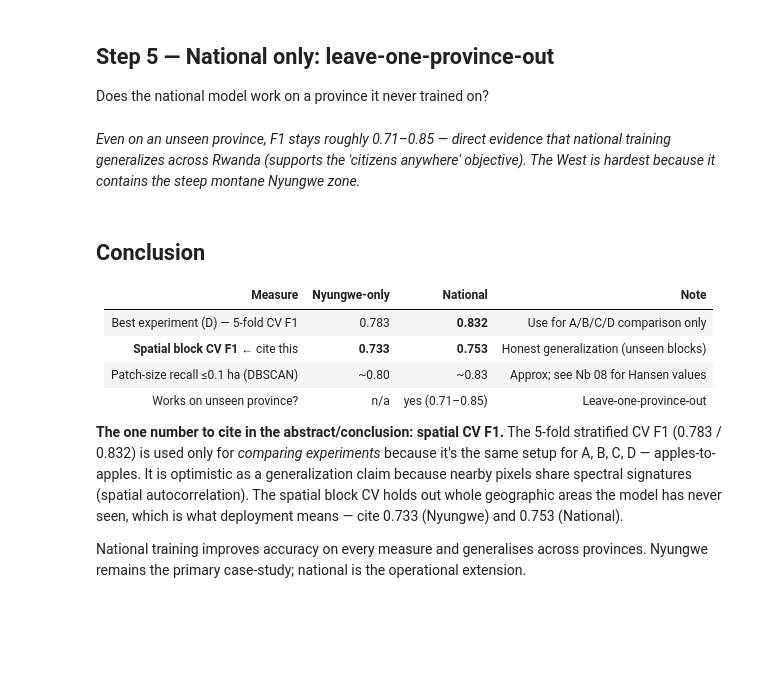
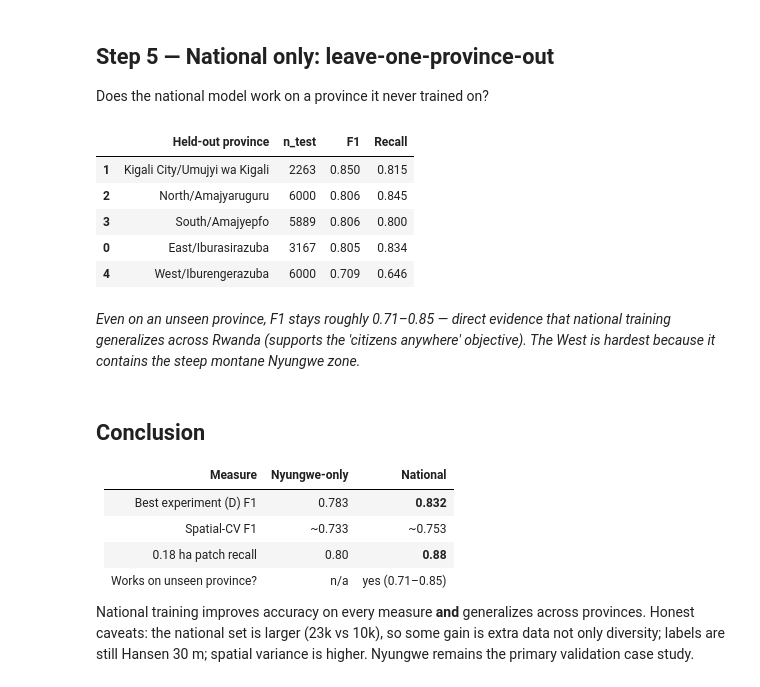
Before and after one commit to izerekerie/shishoza_ml_project, a Jupyter notebook: notebooks/06_National_Extension.ipynb, the cells around one changed output. Drawn from its saved outputs; the diff is of its cells as text; code cells hidden in the pictures; blank space fills up the shorter version.

```diff
--- a/notebooks/06_National_Extension.ipynb
+++ b/notebooks/06_National_Extension.ipynb
@@ -293,34 +444,24 @@ print(f'Spatial CV drop: Nyungwe -{nyu_rand-nyu_s[0]:.3f}  |  National -{nat_ran
 
 Does the national model work on a province it never trained on?
 # %%
-prov = nat_raw['province'].values
-D = experiments_for(nat.columns.tolist())['D — All combined']
-X = nat[D].values; y = nat['label'].values
-rows = []
+prov = national_raw['province'].values
+D = experiments_for(national.columns.tolist())['D — All combined']
+X = national[D].values; y = national['label'].values
+rows=[]
 for p in pd.unique(prov):
-    tr = prov != p; te = prov == p
-    if te.sum() < 50: continue
-    m = rf_tuned().fit(X[tr], y[tr]); pred = m.predict(X[te])
-    rows.append({'Held-out province': p, 'n_test': int(te.sum()),
-                 'F1': round(f1_score(y[te], pred), 3),
-                 'Recall': round(recall_score(y[te], pred), 3)})
-prov_df = pd.DataFrame(rows).sort_values('F1', ascending=False)
-display(prov_df)
-
-# Bar chart
-short_names = [p.split('/')[0].strip() for p in prov_df['Held-out province']]
-colors = ['#2e7d32' if v >= 0.75 else '#c62828' for v in prov_df['F1']]
-fig, ax = plt.subplots(figsize=(8, 4))
-bars = ax.bar(short_names, prov_df['F1'], color=colors)
-ax.axhline(0.75, color='gray', linestyle='--', linewidth=0.9, label='F1 = 0.75')
-ax.set_ylabel('F1-score (held-out province)'); ax.set_ylim(0.6, 0.95)
-ax.set_title('RQ1 — Leave-one-province-out: does national model generalise?')
-for b, row in zip(bars, prov_df.itertuples()):
-    ax.text(b.get_x()+b.get_width()/2, b.get_height()+0.005,
-            f'n={row.n_test}', ha='center', fontsize=8)
-ax.legend(); fig.tight_layout()
-fig.savefig('results/metrics/province_generalization.png', dpi=150)
-plt.show()
+    tr = prov!=p; te = prov==p
+    if te.sum()<50: continue
+    m=rf_tuned().fit(X[tr],y[tr]); pred=m.predict(X[te])
+    rows.append({'Held-out province':p,'n_test':int(te.sum()),
+                 'F1':round(f1_score(y[te],pred),3),'Recall':round(recall_score(y[te],pred),3)})
+pd.DataFrame(rows).sort_values('F1', ascending=False)
+# %% [output]
+|  | Held-out province | n_test | F1 | Recall |
+| 1 | Kigali City/Umujyi wa Kigali | 2263 | 0.850 | 0.815 |
+| 2 | North/Amajyaruguru | 6000 | 0.806 | 0.845 |
+| 3 | South/Amajyepfo | 5889 | 0.806 | 0.800 |
+| 0 | East/Iburasirazuba | 3167 | 0.805 | 0.834 |
+| 4 | West/Iburengerazuba | 6000 | 0.709 | 0.646 |
 # %% [markdown]
 *Even on an unseen province, F1 stays roughly 0.71–0.85 — direct evidence that
 national training generalizes across Rwanda (supports the 'citizens anywhere' objective).
@@ -328,19 +469,14 @@ The West is hardest because it contains the steep montane Nyungwe zone.*
 # %% [markdown]
 ## Conclusion
 
-| Measure | Nyungwe-only | National | Note |
-|---|---|---|---|
-| Best experiment (D) — 5-fold CV F1 | 0.783 | **0.832** | Use for A/B/C/D comparison only |
-| **Spatial block CV F1** ← cite this | **0.733** | **0.753** | Honest generalization (unseen blocks) |
-| Patch-size recall ≤0.1 ha (DBSCAN) | ~0.80 | ~0.83 | Approx; see Nb 08 for Hansen values |
-| Works on unseen province? | n/a | yes (0.71–0.85) | Leave-one-province-out |
+| Measure | Nyungwe-only | National |
+|---|---|---|
+| Best experiment (D) F1 | 0.783 | **0.832** |
+| Spatial-CV F1 | ~0.733 | ~0.753 |
+| 0.18 ha patch recall | 0.80 | **0.88** |
+| Works on unseen province? | n/a | yes (0.71–0.85) |
 
-**The one number to cite in the abstract/conclusion: spatial CV F1.**
-The 5-fold stratified CV F1 (0.783 / 0.832) is used only for *comparing experiments*
-because it's the same setup for A, B, C, D — apples-to-apples. It is optimistic as a
-generalization claim because nearby pixels share spectral signatures (spatial autocorrelation).
-The spatial block CV holds out whole geographic areas the model has never seen, which
-is what deployment means — cite 0.733 (Nyungwe) and 0.753 (National).
-
-National training improves accuracy on every measure and generalises across provinces.
-Nyungwe remains the primary case-study; national is the operational extension.
+National training improves accuracy on every measure **and** generalizes across
+provinces. Honest caveats: the national set is larger (23k vs 10k), so some gain
+is extra data not only diversity; labels are still Hansen 30 m; spatial variance
+is higher. Nyungwe remains the primary validation case study.
```
Also changed, not shown: parts of 10 cells of this notebook, 3 other files.
